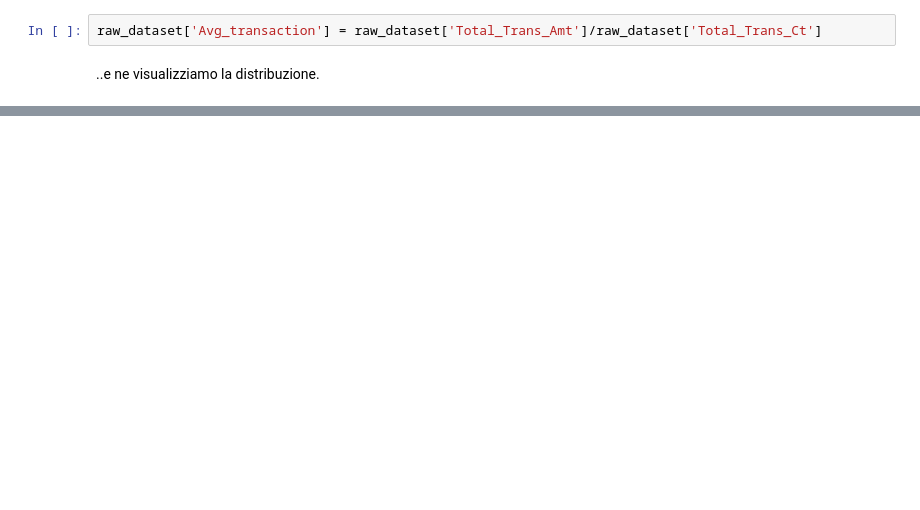
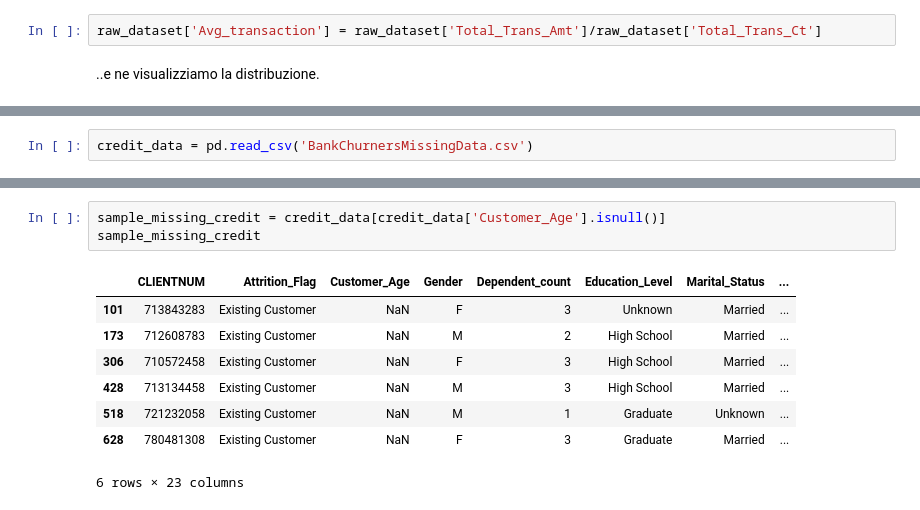
Before and after one commit to matzigno/CSML21, a Jupyter notebook: ETLPipeline.ipynb, the cells around one changed output, grey strips where cells are left out. Cells and saved outputs as stored; diff of their text form; blank space fills up the shorter version.

```diff
--- a/ETLPipeline.ipynb
+++ b/ETLPipeline.ipynb
@@ -151,0 +290,2 @@ raw_dataset['Avg_transaction'].hist()
+# %%
+credit_data = pd.read_csv('BankChurnersMissingData.csv')
@@ -151,0 +321,12 @@ raw_dataset['Avg_transaction'].hist()
+# %%
+sample_missing_credit = credit_data[credit_data['Customer_Age'].isnull()]
+sample_missing_credit
+# %% [output]
+|  | CLIENTNUM | Attrition_Flag | Customer_Age | Gender | Dependent_count | Education_Level | Marital_Status | ... |
+| 101 | 713843283 | Existing Customer | NaN | F | 3 | Unknown | Married | ... |
+| 173 | 712608783 | Existing Customer | NaN | M | 2 | High School | Married | ... |
+| 306 | 710572458 | Existing Customer | NaN | F | 3 | High School | Married | ... |
+| 428 | 713134458 | Existing Customer | NaN | M | 3 | High School | Married | ... |
+| 518 | 721232058 | Existing Customer | NaN | M | 1 | Graduate | Unknown | ... |
+| 628 | 780481308 | Existing Customer | NaN | F | 3 | Graduate | Married | ... |
+6 rows × 23 columns
```
Also changed, not shown: parts of 61 cells of this notebook.
